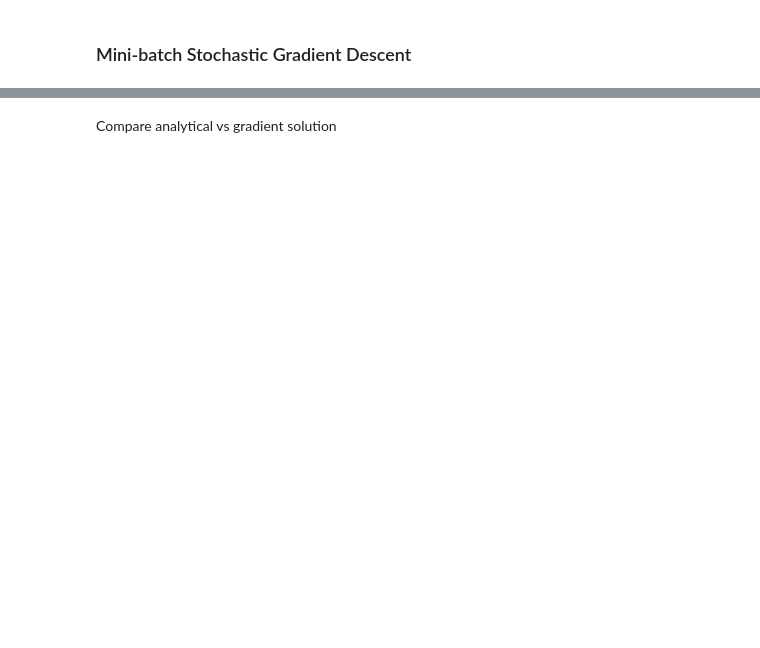
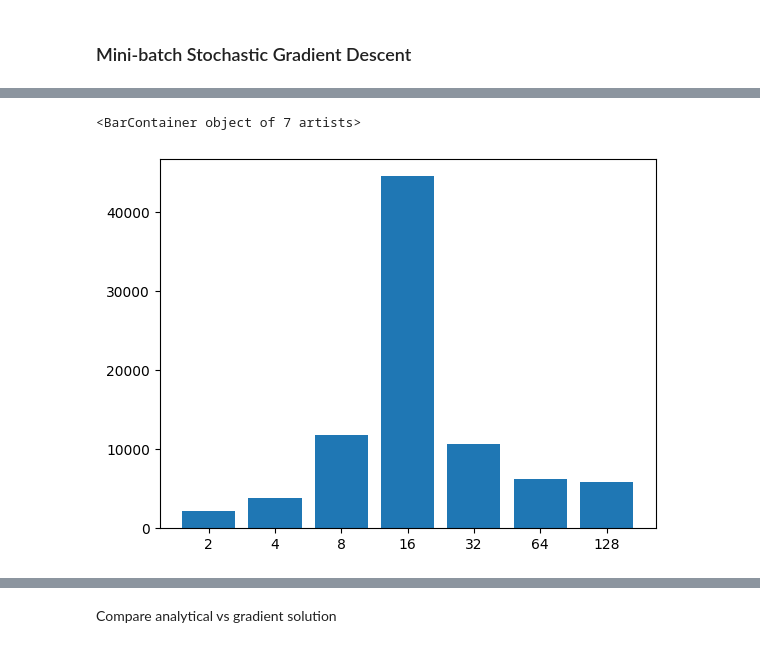
Before and after one commit to benbaz-2/comp551, a Jupyter notebook: assignment_1_regression_aziz.ipynb, the cells around one changed output, grey strips where cells are left out. Saved outputs shown, nothing was run; the diff lists cells and outputs as text; code cells hidden in the pictures; blank space fills up the shorter version.

```diff
--- a/assignment_1_regression_aziz.ipynb
+++ b/assignment_1_regression_aziz.ipynb
@@ -420,0 +523,6 @@ for s in sizes:
+# %%
+# Plotting iterations
+plt.bar(['2', '4', '8', '16', '32', '64', '128'], [2134, 3804, 11773, 44574, 10629, 6283, 5810])
+# %% [output]
+<BarContainer object of 7 artists>
+[figure, added]
```
Also changed, not shown: parts of 27 cells of this notebook.
